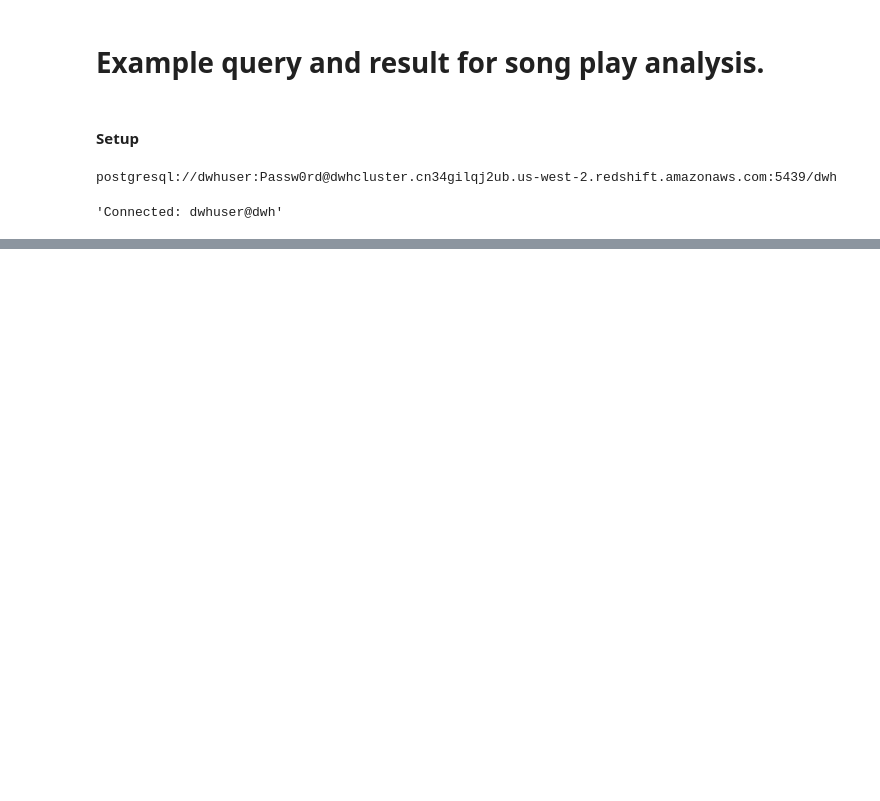
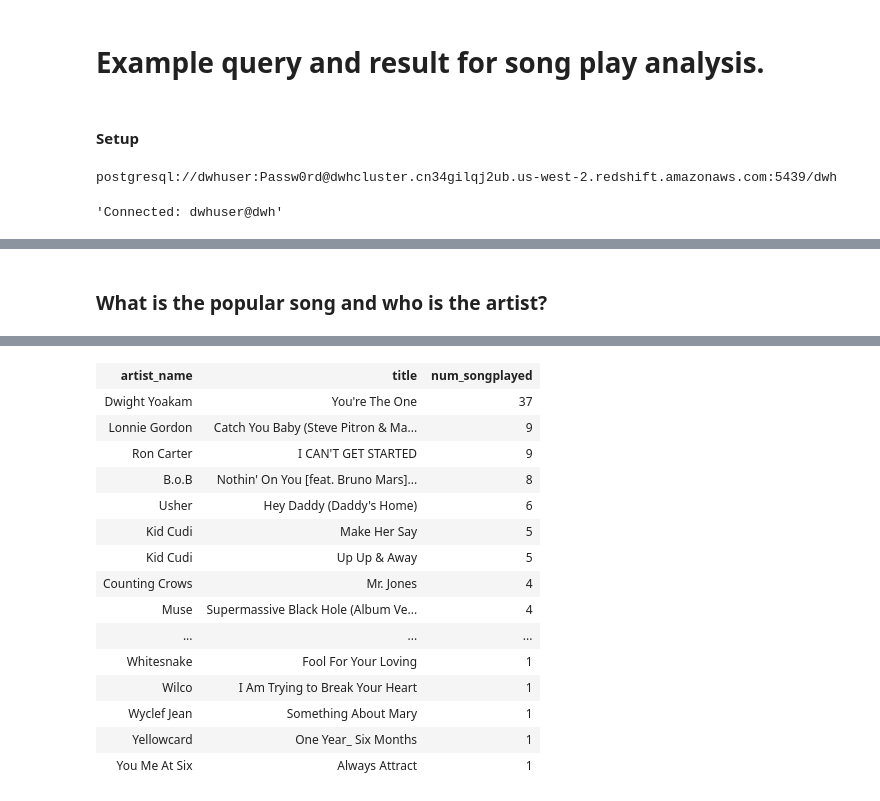
Before and after one commit to vegapunk-hiroshi/project3_datawarehouse, a Jupyter notebook: ExampleAnalysis.ipynb, the cells around one changed output, grey strips where cells are left out. Drawn from its saved outputs; the diff is of its cells as text; code cells hidden in the pictures; blank space fills up the shorter version.

```diff
--- a/ExampleAnalysis.ipynb
+++ b/ExampleAnalysis.ipynb
@@ -56,0 +75,12 @@ Wall time: 4.82 s
+# %% [markdown]
+### What is the popular song and who is the artist?
+# %%
+%%time
+%%sql
+SELECT a.artist_name, s.title, COUNT(p.songplay_id) as num_songplayed
+FROM songplay p
+JOIN song s ON (p.song_id = s.song_id)
+JOIN artist a ON (p.artist_id = a.artist_id)
+GROUP BY 1,2
+ORDER BY 3 DESC,1;
+# %% [output]
@@ -56,0 +91,16 @@ Wall time: 4.82 s
+| artist_name | title | num_songplayed |
+| Dwight Yoakam | You're The One | 37 |
+| Lonnie Gordon | Catch You Baby (Steve Pitron & Ma... | 9 |
+| Ron Carter | I CAN'T GET STARTED | 9 |
+| B.o.B | Nothin' On You [feat. Bruno Mars]... | 8 |
+| Usher | Hey Daddy (Daddy's Home) | 6 |
+| Kid Cudi | Make Her Say | 5 |
+| Kid Cudi | Up Up & Away | 5 |
+| Counting Crows | Mr. Jones | 4 |
+| Muse | Supermassive Black Hole (Album Ve... | 4 |
+| ... | ... | ... |
+| Whitesnake | Fool For Your Loving | 1 |
+| Wilco | I Am Trying to Break Your Heart | 1 |
+| Wyclef Jean | Something About Mary | 1 |
+| Yellowcard | One Year_ Six Months | 1 |
+| You Me At Six | Always Attract | 1 |
```
Also changed, not shown: parts of 5 cells of this notebook, 2 other files.
